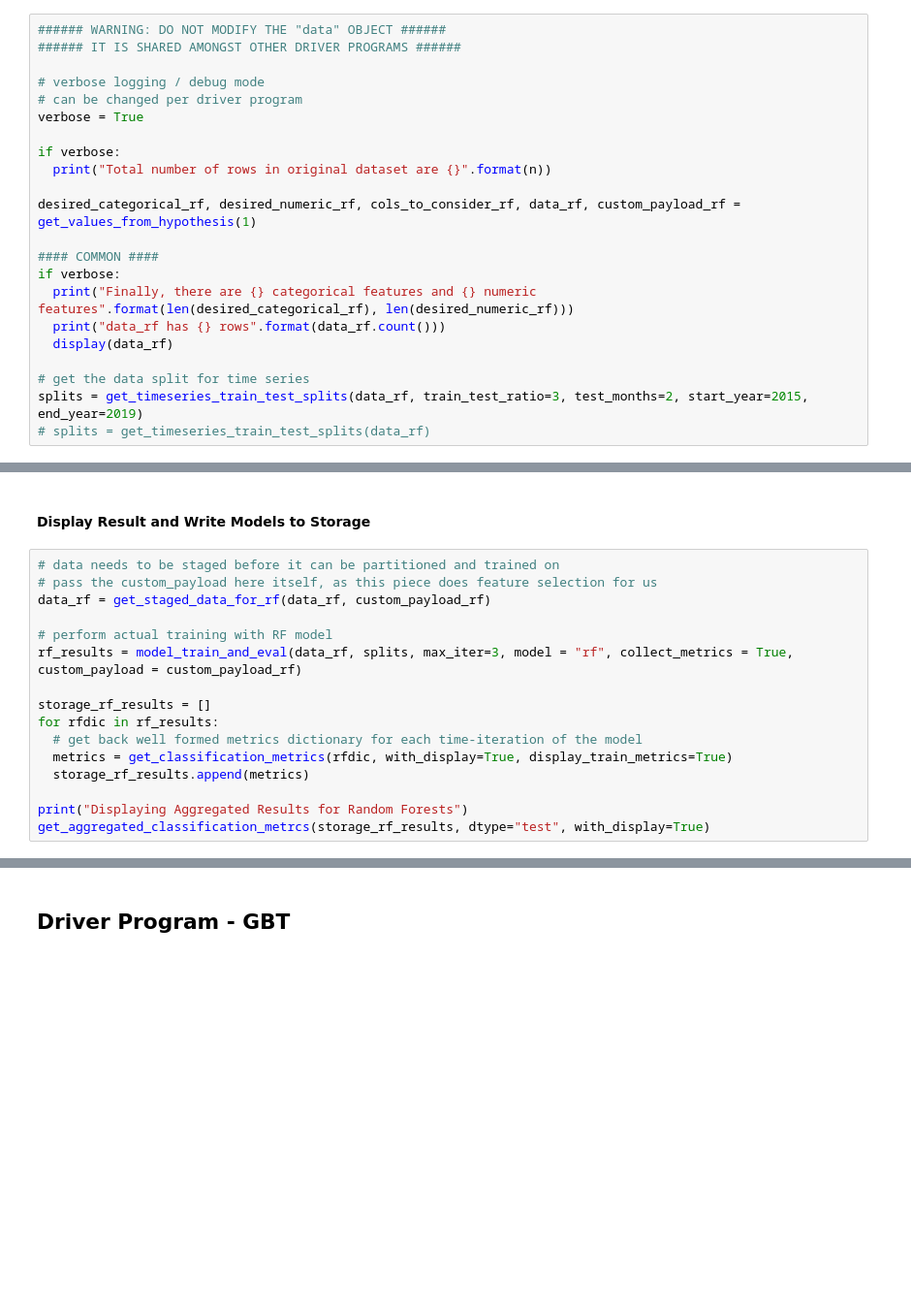
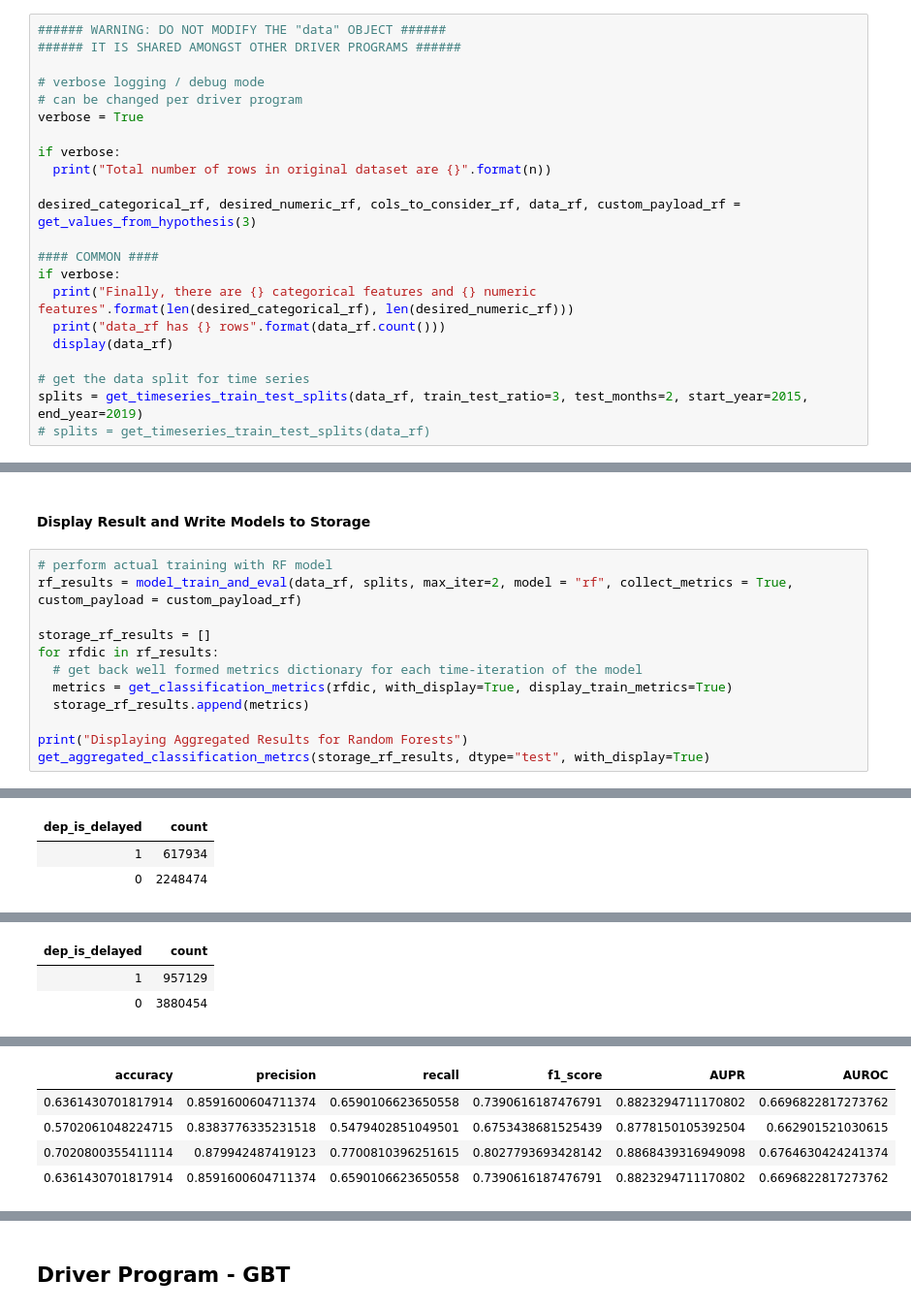
Before and after one commit to abhisha1991/w261_final_project, a Jupyter notebook: Team_07/Team07_Master_Models.ipynb, the cells around one changed output, grey strips where cells are left out. Shown at 97% size. Saved outputs shown, nothing was run; the diff lists cells and outputs as text; blank space fills up the shorter version.

```diff
--- a/Team_07/Team07_Master_Models.ipynb
+++ b/Team_07/Team07_Master_Models.ipynb
@@ -1264,7 +1457,7 @@ verbose = True
 if verbose:
   print("Total number of rows in original dataset are {}".format(n))
 
-desired_categorical_rf, desired_numeric_rf, cols_to_consider_rf, data_rf, custom_payload_rf = get_values_from_hypothesis(1)
+desired_categorical_rf, desired_numeric_rf, cols_to_consider_rf, data_rf, custom_payload_rf = get_values_from_hypothesis(3)
 
 #### COMMON ####
 if verbose:
@@ -1278,12 +1475,8 @@ splits = get_timeseries_train_test_splits(data_rf, train_test_ratio=3, test_mont
 # %% [markdown]
 #### Display Result and Write Models to Storage
 # %%
-# data needs to be staged before it can be partitioned and trained on
-# pass the custom_payload here itself, as this piece does feature selection for us
-data_rf = get_staged_data_for_rf(data_rf, custom_payload_rf)
-
 # perform actual training with RF model
-rf_results = model_train_and_eval(data_rf, splits, max_iter=3, model = "rf", collect_metrics = True, custom_payload = custom_payload_rf)
+rf_results = model_train_and_eval(data_rf, splits, max_iter=2, model = "rf", collect_metrics = True, custom_payload = custom_payload_rf)
 
 storage_rf_results = []
 for rfdic in rf_results:
@@ -1293,3 +1486,4 @@ for rfdic in rf_results:
 
 print("Displaying Aggregated Results for Random Forests")
 get_aggregated_classification_metrcs(storage_rf_results, dtype="test", with_display=True)
+# %% [output]
@@ -1295,0 +1491,3 @@ get_aggregated_classification_metrcs(storage_rf_results, dtype="test", with_disp
+| dep_is_delayed | count |
+| 1 | 617934 |
+| 0 | 2248474 |
@@ -1295,0 +1495,3 @@ get_aggregated_classification_metrcs(storage_rf_results, dtype="test", with_disp
+| dep_is_delayed | count |
+| 1 | 957129 |
+| 0 | 3880454 |
@@ -1295,0 +1499,5 @@ get_aggregated_classification_metrcs(storage_rf_results, dtype="test", with_disp
+| accuracy | precision | recall | f1_score | AUPR | AUROC |
+| 0.6361430701817914 | 0.8591600604711374 | 0.6590106623650558 | 0.7390616187476791 | 0.8823294711170802 | 0.6696822817273762 |
+| 0.5702061048224715 | 0.8383776335231518 | 0.5479402851049501 | 0.6753438681525439 | 0.8778150105392504 | 0.662901521030615 |
+| 0.7020800355411114 | 0.879942487419123 | 0.7700810396251615 | 0.8027793693428142 | 0.8868439316949098 | 0.6764630424241374 |
+| 0.6361430701817914 | 0.8591600604711374 | 0.6590106623650558 | 0.7390616187476791 | 0.8823294711170802 | 0.6696822817273762 |
```
Also changed, not shown: parts of 29 cells of this notebook, 2 other files.
